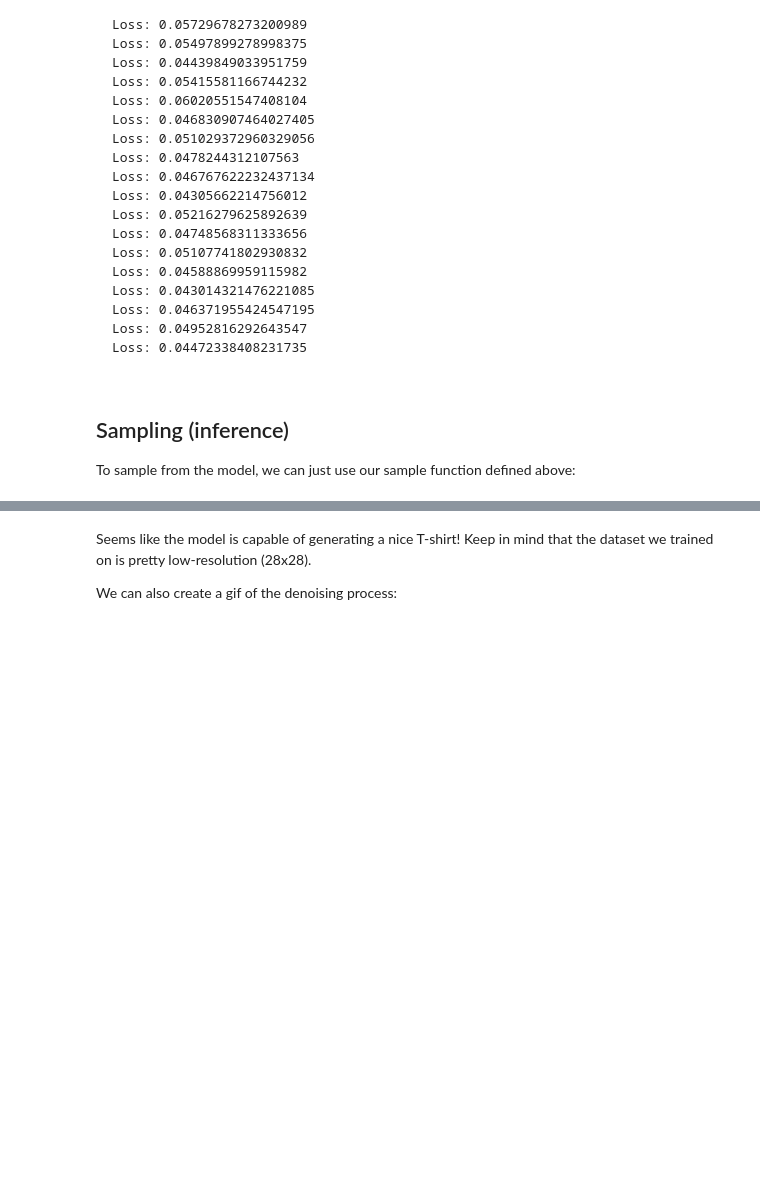
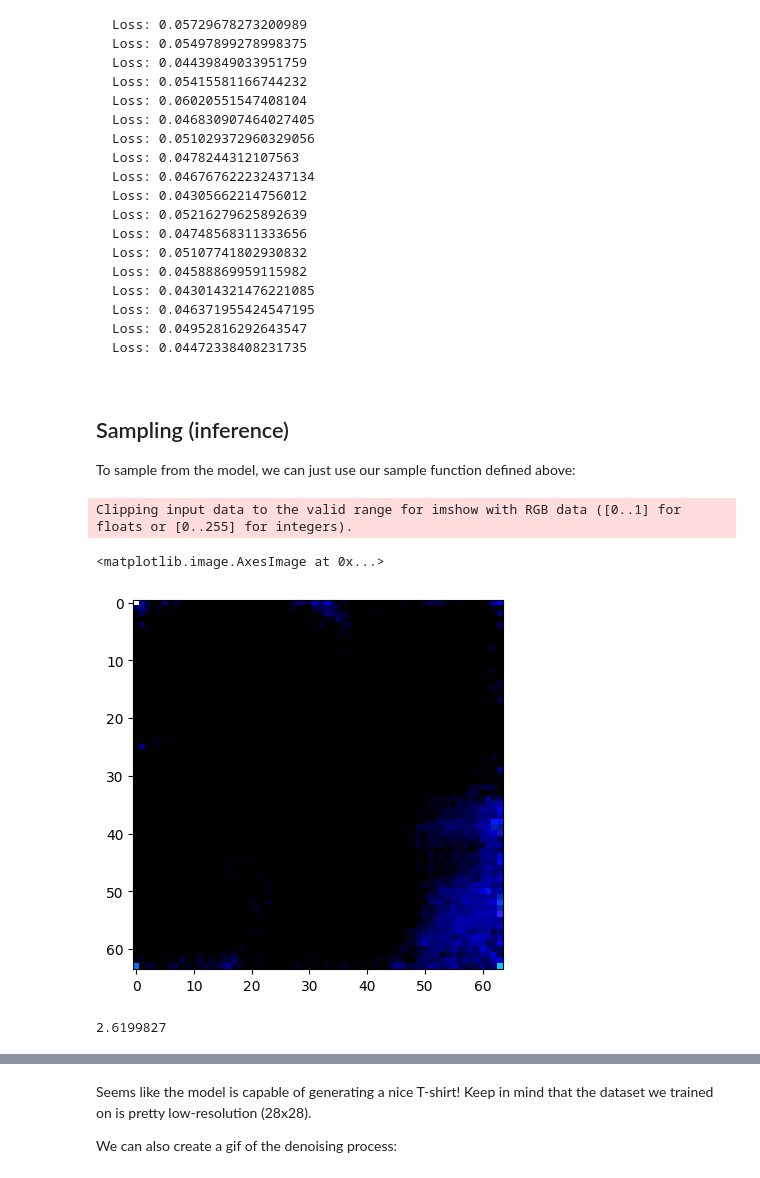
Before and after one commit to Samartha27/ddpm_image_generation, a Jupyter notebook: annotated_diffusion.ipynb, the cells around one changed output, grey strips where cells are left out. Drawn from its saved outputs; the diff is of its cells as text; code cells hidden in the pictures; blank space fills up the shorter version.

```diff
--- a/annotated_diffusion.ipynb
+++ b/annotated_diffusion.ipynb
@@ -836,11 +756,11 @@ device = "cuda" if torch.cuda.is_available() else "cpu"
 model = Unet(
     dim=image_size,
     channels=channels,
-    dim_mults=(1, 2, 4,)
+    dim_mults=(1, 2, 4, 8, 16,) # add 1 more layer, 16
 )
 model.to(device)
 
-optimizer = Adam(model.parameters(), lr=1e-3)
+optimizer = Adam(model.parameters(), lr=2e-4)
 # %% [markdown]
 Let's start training!
 # %%
@@ -915,5 +847,18 @@ To sample from the model, we can just use our sample function defined above:
 samples = sample(model, image_size=image_size, batch_size=64, channels=channels)
 # %%
 # show a random one
-random_index = 5
-plt.imshow(samples[-1][random_index].reshape(image_size, image_size, channels), cmap="gray")
+random_index = 23
+# plt.imshow(samples[-1][random_index].reshape(image_size, image_size, channels), cmap="gray")
+# rearrange((next(iter(dataloader))[0][0] + 1) / 2, "c h w -> h w c")
+sample_img = samples[-1][random_index].reshape(channels, image_size, image_size)
+sample_img = rearrange((sample_img + 1) / 2, 'c h w -> h w c')
+plt.imshow(sample_img)
+# %% [output]
+Clipping input data to the valid range for imshow with RGB data ([0..1] for floats or [0..255] for integers).
+<matplotlib.image.AxesImage at 0x...>
+[figure, added]
+# %%
+# next(iter(model.parameters()))
+np.max(sample_img)
+# %% [output]
+2.6199827
```
Also changed, not shown: parts of 28 cells of this notebook.
